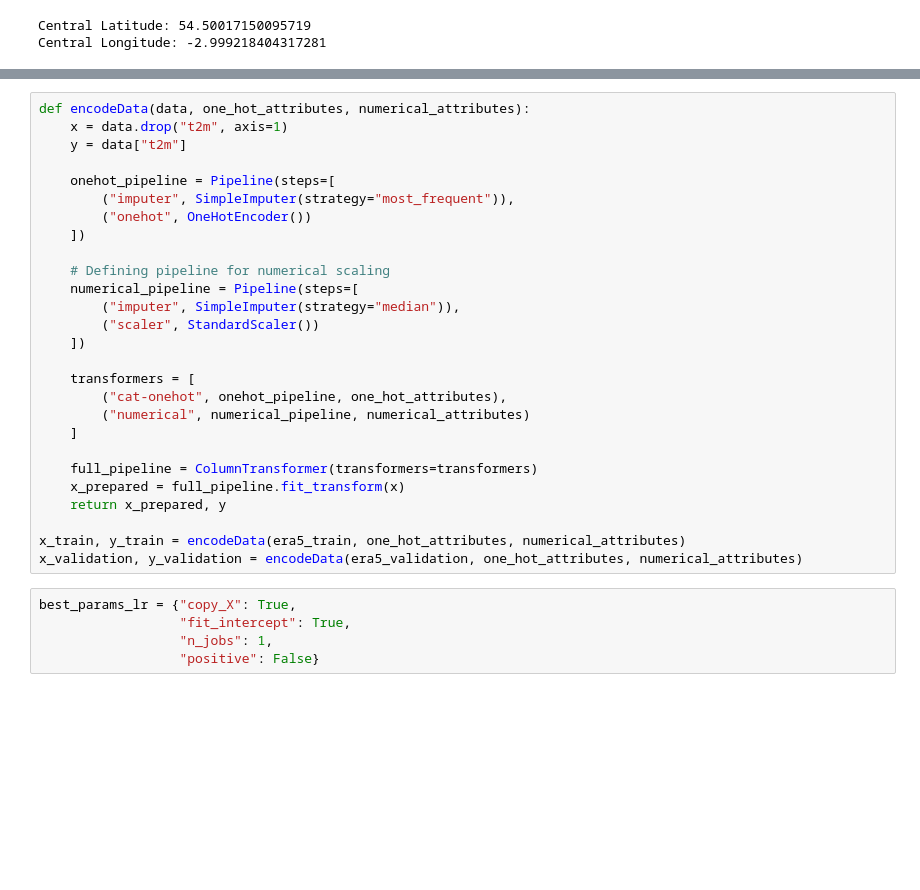
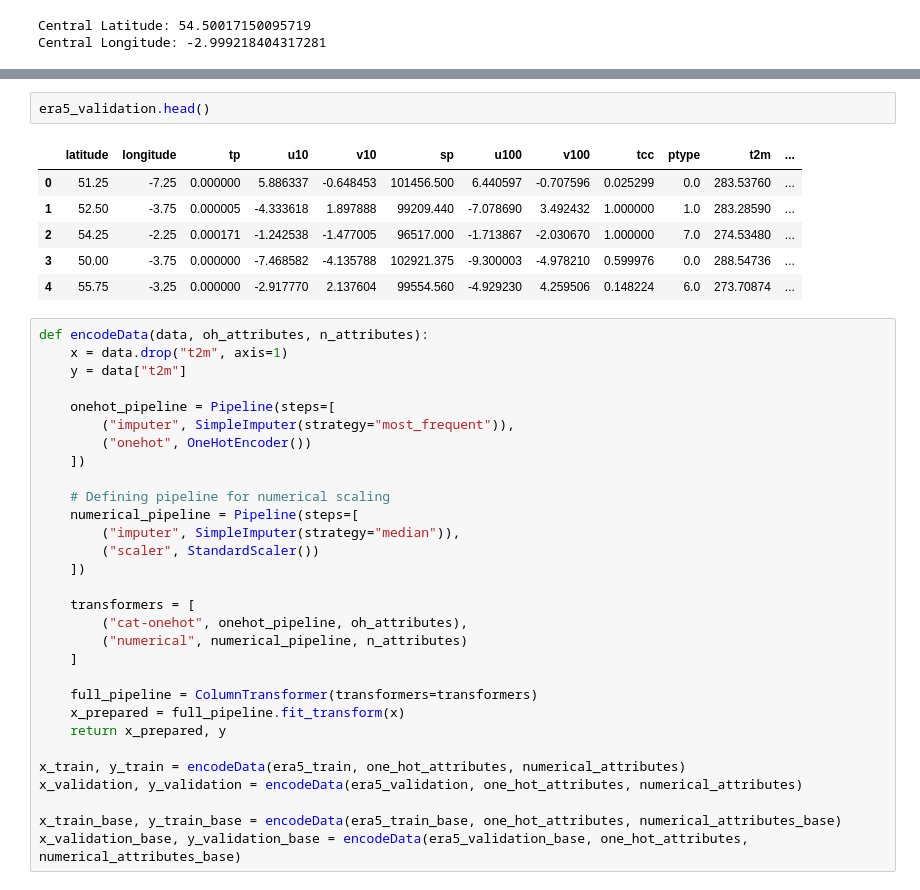
Before and after one commit to leewscott/Group-UK-Temperature-Regression-Integrating-Spatio-Temporal-Features, a Jupyter notebook: LinearRegression.ipynb, the cells around one changed output, grey strips where cells are left out. Drawn from its saved outputs; the diff is of its cells as text; blank space fills up the shorter version.

```diff
--- a/LinearRegression.ipynb
+++ b/LinearRegression.ipynb
@@ -91,5 +119,14 @@ print(numerical_attributes)
+# %%
+era5_validation.head()
+# %% [output]
+|  | latitude | longitude | tp | u10 | v10 | sp | u100 | v100 | tcc | ptype | t2m | ... |
+| 0 | 51.25 | -7.25 | 0.000000 | 5.886337 | -0.648453 | 101456.500 | 6.440597 | -0.707596 | 0.025299 | 0.0 | 283.53760 | ... |
+| 1 | 52.50 | -3.75 | 0.000005 | -4.333618 | 1.897888 | 99209.440 | -7.078690 | 3.492432 | 1.000000 | 1.0 | 283.28590 | ... |
+| 2 | 54.25 | -2.25 | 0.000171 | -1.242538 | -1.477005 | 96517.000 | -1.713867 | -2.030670 | 1.000000 | 7.0 | 274.53480 | ... |
+| 3 | 50.00 | -3.75 | 0.000000 | -7.468582 | -4.135788 | 102921.375 | -9.300003 | -4.978210 | 0.599976 | 0.0 | 288.54736 | ... |
+| 4 | 55.75 | -3.25 | 0.000000 | -2.917770 | 2.137604 | 99554.560 | -4.929230 | 4.259506 | 0.148224 | 6.0 | 273.70874 | ... |
 # %%
-def encodeData(data, one_hot_attributes, numerical_attributes):
+def encodeData(data, oh_attributes, n_attributes):
     x = data.drop("t2m", axis=1)
     y = data["t2m"]
 
@@ -105,8 +142,8 @@ def encodeData(data, one_hot_attributes, numerical_attributes):
     ])
 
     transformers = [
-        ("cat-onehot", onehot_pipeline, one_hot_attributes),
-        ("numerical", numerical_pipeline, numerical_attributes)
+        ("cat-onehot", onehot_pipeline, oh_attributes),
+        ("numerical", numerical_pipeline, n_attributes)
     ]
 
     full_pipeline = ColumnTransformer(transformers=transformers)
@@ -115,9 +152,7 @@ def encodeData(data, one_hot_attributes, numerical_attributes):
 
 x_train, y_train = encodeData(era5_train, one_hot_attributes, numerical_attributes)
 x_validation, y_validation = encodeData(era5_validation, one_hot_attributes, numerical_attributes)
+
+x_train_base, y_train_base = encodeData(era5_train_base, one_hot_attributes, numerical_attributes_base)
+x_validation_base, y_validation_base = encodeData(era5_validation_base, one_hot_attributes, numerical_attributes_base)
-# %%
-best_params_lr = {"copy_X": True,
-                  "fit_intercept": True,
-                  "n_jobs": 1,
-                  "positive": False}
 # %%
```
Also changed, not shown: parts of 16 cells of this notebook, 2 other files.
